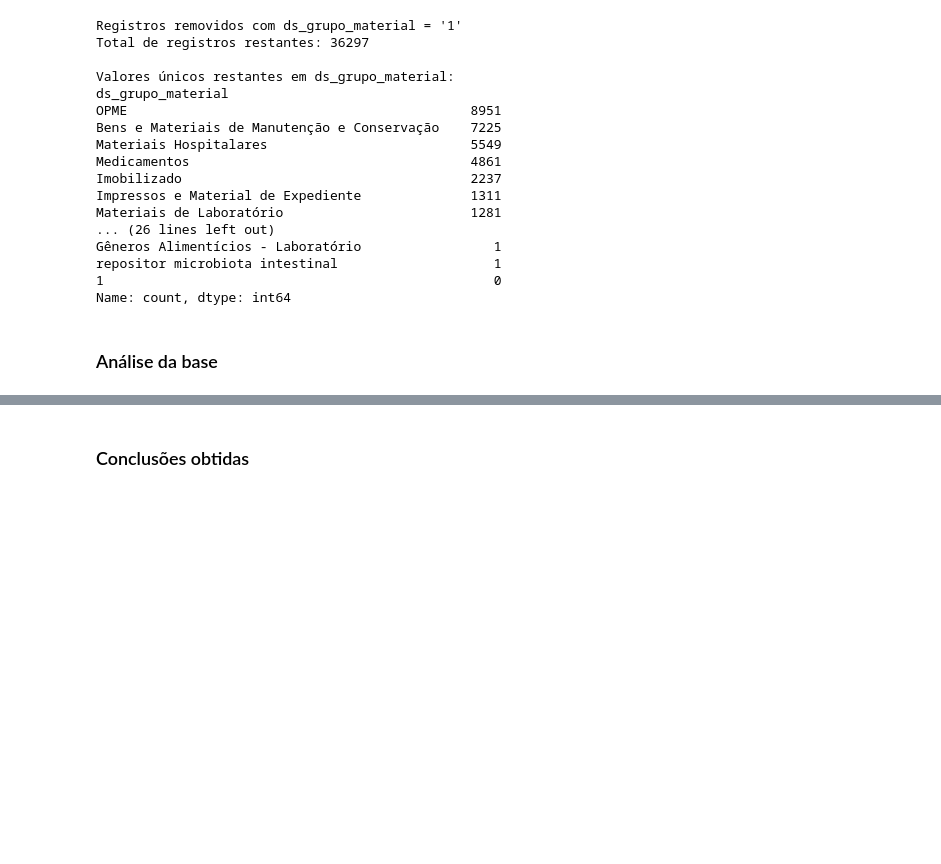
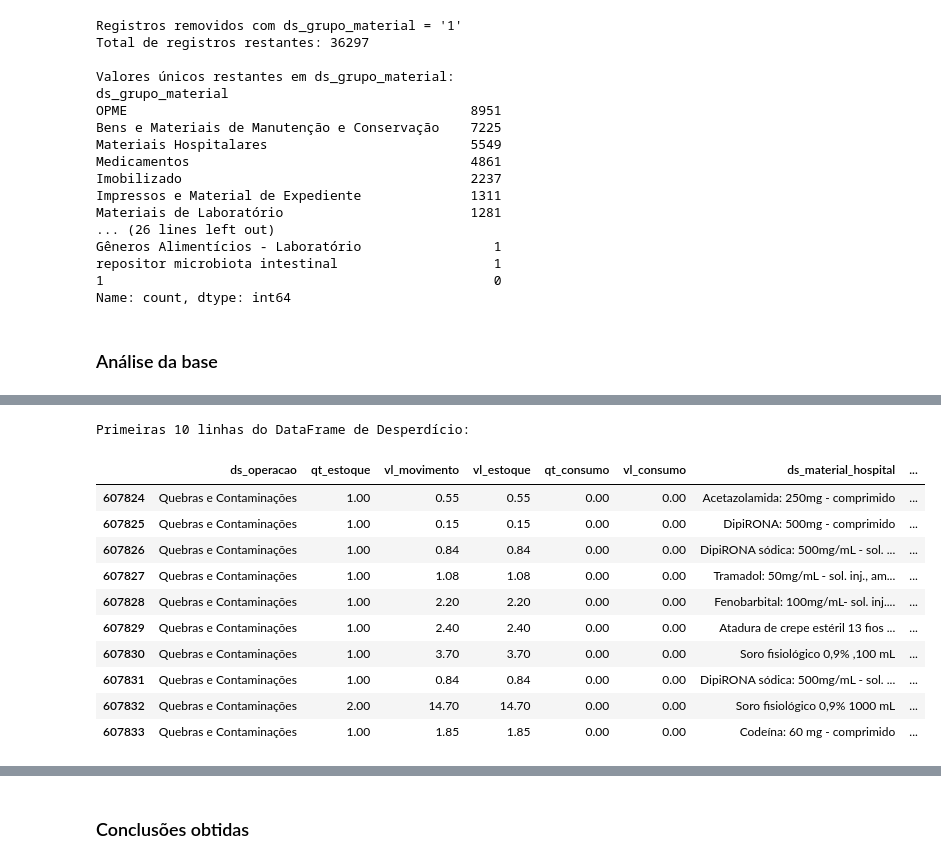
Before and after one commit to pedrofurmam/projeto-ciencia-de-dados, a Jupyter notebook: Projeto - Ciência de Dados Desafio.ipynb, the cells around one changed output, grey strips where cells are left out. Saved outputs shown, nothing was run; the diff lists cells and outputs as text; code cells hidden in the pictures; blank space fills up the shorter version.

```diff
--- a/Projeto - Ciência de Dados Desafio.ipynb
+++ b/Projeto - Ciência de Dados Desafio.ipynb
@@ -888,0 +937,17 @@ Name: count, dtype: int64
+# %%
+# Lista de operações que indicam desperdício ou perda
+operacoes_desperdicio = [
+    'Quebras e Contaminações',
+    'Produtos vencidos',
+    'Perdas e Quebras',
+    'Quebras/Contaminação Med Controlados',
+    'Perdas por estabilidade',
+    'Medicamentos Controlados Vencidos'
+]
+
+# Filtrar o DataFrame para incluir apenas as operações de desperdício
+df_desperdicio = df_merged[df_merged['ds_operacao'].isin(operacoes_desperdicio)]
+
+# Agora df_desperdicio está definido e pronto para ser usado nas análises de desperdício.
+print("DataFrame df_desperdicio criado com sucesso.")
+display(df_desperdicio.head(10))
@@ -888,0 +967,31 @@ Name: count, dtype: int64
+# %%
+# Inspecionar as primeiras 10 linhas do DataFrame df_desperdicio
+# Selecionando algumas colunas relevantes para a inspeção
+colunas_inspecao = [
+    'ds_operacao',
+    'qt_estoque',
+    'vl_movimento',
+    'vl_estoque',
+    'qt_consumo',
+    'vl_consumo',
+    'ds_material_hospital',
+    'ds_subgrupo_material',
+    'ds_centro_custo',
+    'ds_estabelecimento'
+]
+
+print("Primeiras 10 linhas do DataFrame de Desperdício:")
+display(df_desperdicio[colunas_inspecao].head(10))
+# %% [output]
+Primeiras 10 linhas do DataFrame de Desperdício:
+|  | ds_operacao | qt_estoque | vl_movimento | vl_estoque | qt_consumo | vl_consumo | ds_material_hospital | ... |
+| 607824 | Quebras e Contaminações | 1.00 | 0.55 | 0.55 | 0.00 | 0.00 | Acetazolamida: 250mg - comprimido | ... |
+| 607825 | Quebras e Contaminações | 1.00 | 0.15 | 0.15 | 0.00 | 0.00 | DipiRONA: 500mg - comprimido | ... |
+| 607826 | Quebras e Contaminações | 1.00 | 0.84 | 0.84 | 0.00 | 0.00 | DipiRONA sódica: 500mg/mL - sol. ... | ... |
+| 607827 | Quebras e Contaminações | 1.00 | 1.08 | 1.08 | 0.00 | 0.00 | Tramadol: 50mg/mL - sol. inj., am... | ... |
+| 607828 | Quebras e Contaminações | 1.00 | 2.20 | 2.20 | 0.00 | 0.00 | Fenobarbital: 100mg/mL- sol. inj.... | ... |
+| 607829 | Quebras e Contaminações | 1.00 | 2.40 | 2.40 | 0.00 | 0.00 | Atadura de crepe estéril 13 fios ... | ... |
+| 607830 | Quebras e Contaminações | 1.00 | 3.70 | 3.70 | 0.00 | 0.00 | Soro fisiológico 0,9% ,100 mL | ... |
+| 607831 | Quebras e Contaminações | 1.00 | 0.84 | 0.84 | 0.00 | 0.00 | DipiRONA sódica: 500mg/mL - sol. ... | ... |
+| 607832 | Quebras e Contaminações | 2.00 | 14.70 | 14.70 | 0.00 | 0.00 | Soro fisiológico 0,9% 1000 mL | ... |
+| 607833 | Quebras e Contaminações | 1.00 | 1.85 | 1.85 | 0.00 | 0.00 | Codeína: 60 mg - comprimido | ... |
```
Also changed, not shown: parts of 16 cells of this notebook.
